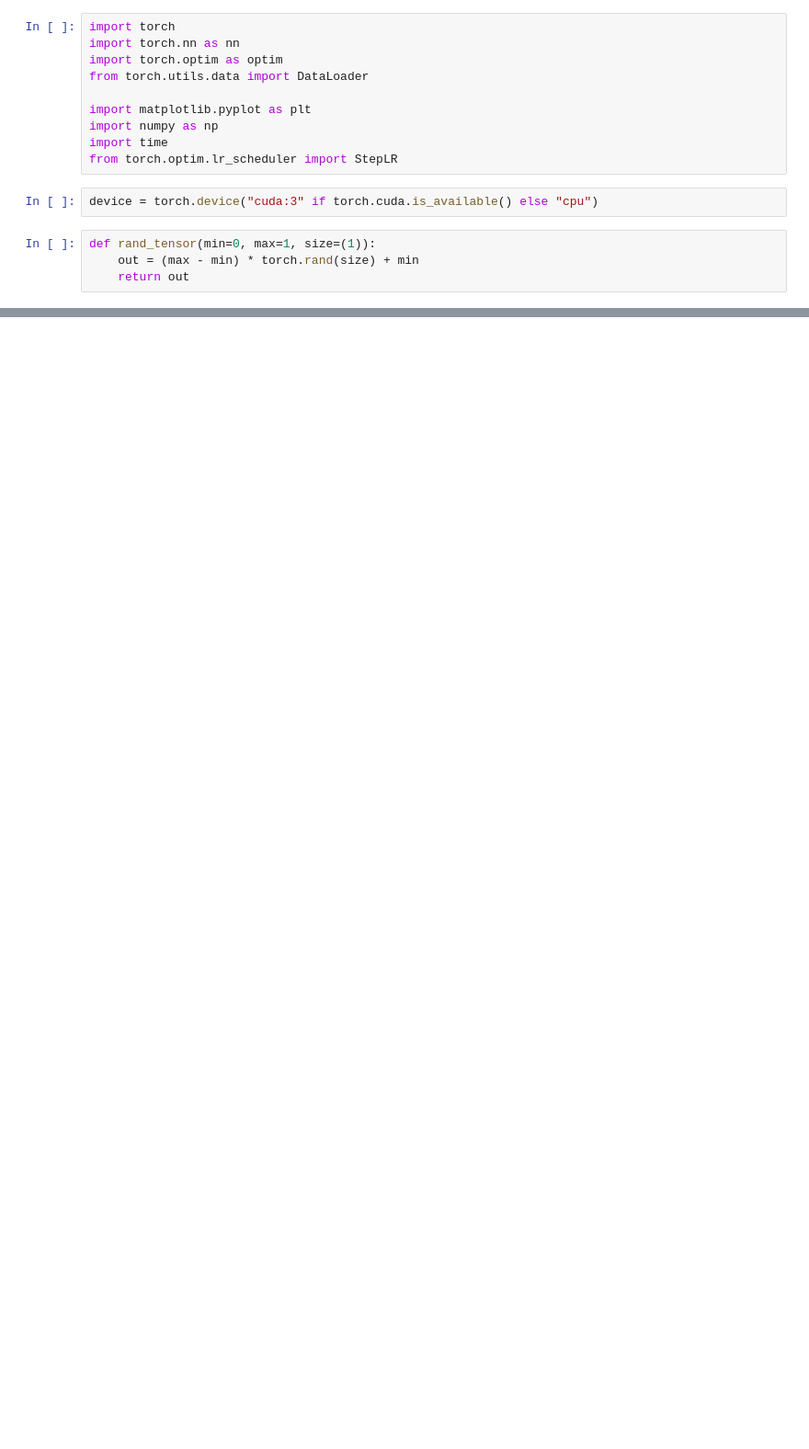
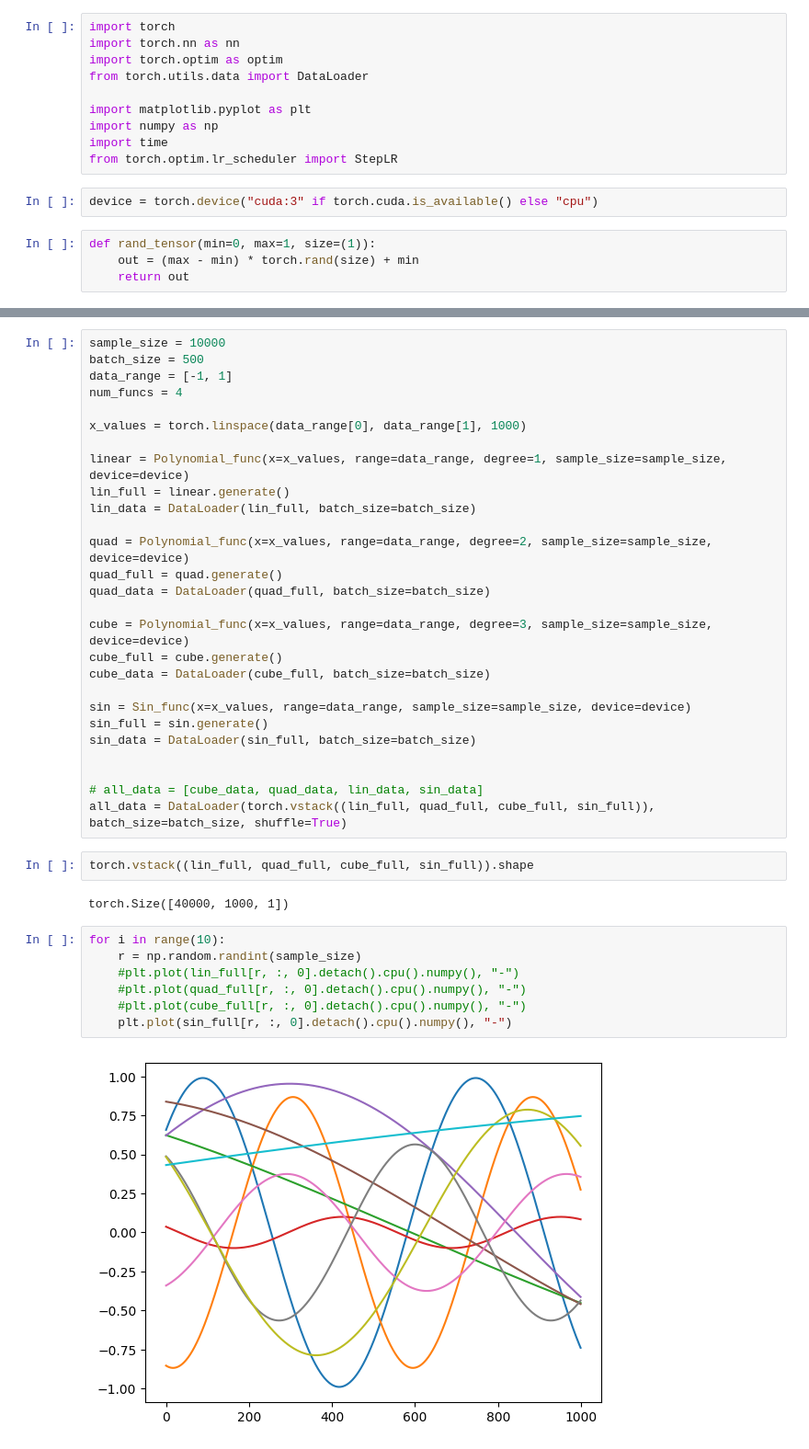
Before and after one commit to ctsai64/MultiFunc, a Jupyter notebook: muli_func_extensible.ipynb, the cells around one changed output, grey strips where cells are left out. Shown: that part at 92% size. Drawn from its saved outputs; the diff is of its cells as text; blank space fills up the shorter version.

```diff
--- a/muli_func_extensible.ipynb
+++ b/muli_func_extensible.ipynb
@@ -239,0 +260,40 @@ def sine_function(params, x, device):
+# %%
+sample_size = 10000
+batch_size = 500
+data_range = [-1, 1]
+num_funcs = 4
+
+x_values = torch.linspace(data_range[0], data_range[1], 1000)
+
+linear = Polynomial_func(x=x_values, range=data_range, degree=1, sample_size=sample_size, device=device)
+lin_full = linear.generate()
+lin_data = DataLoader(lin_full, batch_size=batch_size)
+
+quad = Polynomial_func(x=x_values, range=data_range, degree=2, sample_size=sample_size, device=device)
+quad_full = quad.generate()
+quad_data = DataLoader(quad_full, batch_size=batch_size)
+
+cube = Polynomial_func(x=x_values, range=data_range, degree=3, sample_size=sample_size, device=device)
+cube_full = cube.generate()
+cube_data = DataLoader(cube_full, batch_size=batch_size)
+
+sin = Sin_func(x=x_values, range=data_range, sample_size=sample_size, device=device)
+sin_full = sin.generate()
+sin_data = DataLoader(sin_full, batch_size=batch_size)
+
+
+# all_data = [cube_data, quad_data, lin_data, sin_data]
+all_data = DataLoader(torch.vstack((lin_full, quad_full, cube_full, sin_full)), batch_size=batch_size, shuffle=True)
+# %%
+torch.vstack((lin_full, quad_full, cube_full, sin_full)).shape
+# %% [output]
+torch.Size([40000, 1000, 1])
+# %%
+for i in range(10):
+    r = np.random.randint(sample_size)
+    #plt.plot(lin_full[r, :, 0].detach().cpu().numpy(), "-")
+    #plt.plot(quad_full[r, :, 0].detach().cpu().numpy(), "-")
+    #plt.plot(cube_full[r, :, 0].detach().cpu().numpy(), "-")
+    plt.plot(sin_full[r, :, 0].detach().cpu().numpy(), "-")
+# %% [output]
+[figure, added]
```
Also changed, not shown: parts of 11 cells of this notebook.
